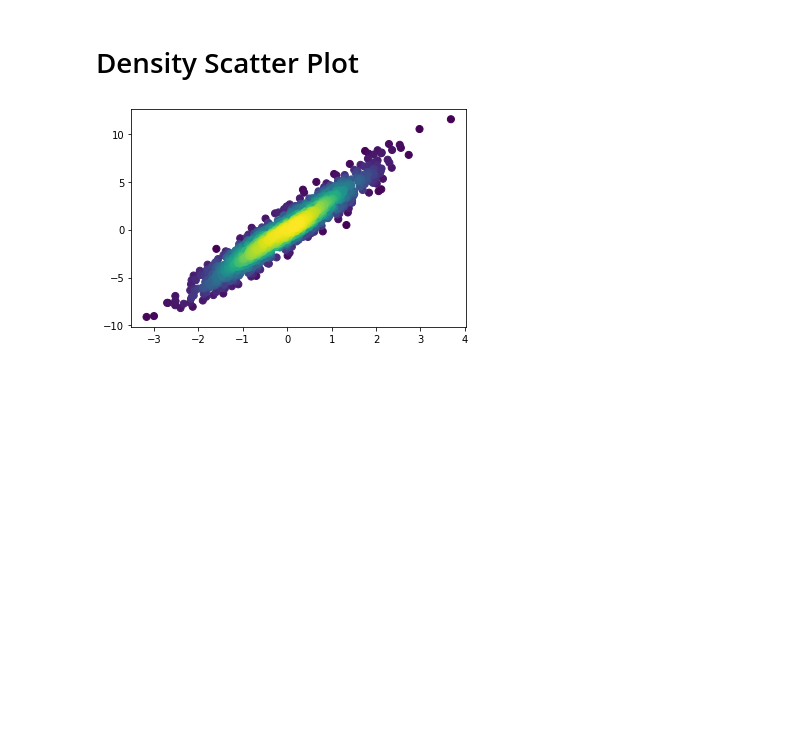
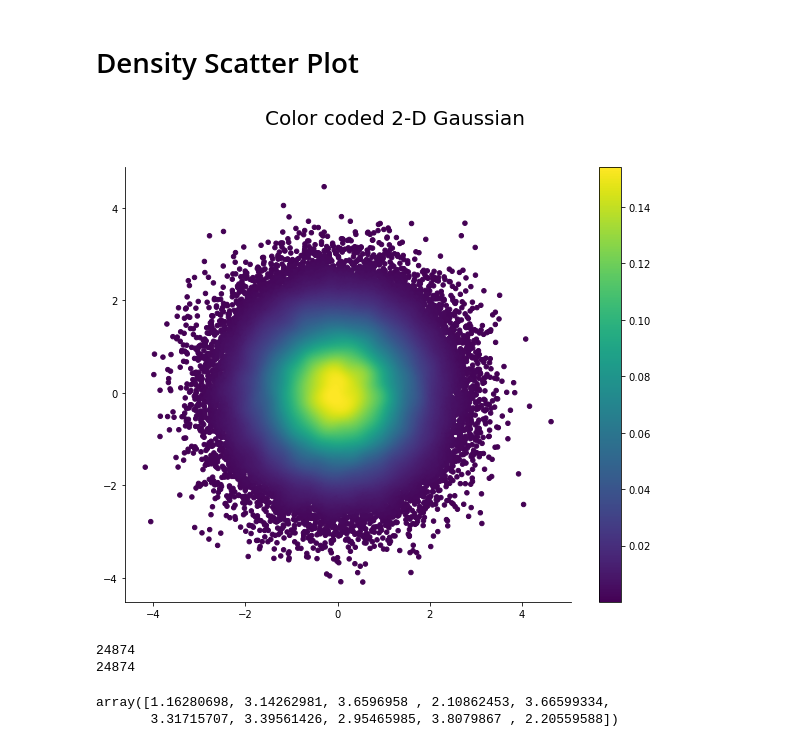
Before and after one commit to AlexanderLoebel/Homogeneity, a Jupyter notebook: Some points.ipynb, the cells around one changed output. Cells and saved outputs as stored; diff of their text form; code cells hidden in the pictures; blank space fills up the shorter version.

Commit message:
added density plots to part 2

```diff
--- a/Some points.ipynb
+++ b/Some points.ipynb
@@ -268,22 +272,23 @@ You have this option because we often one-hot encode categorical features, and a
 # %%
-import numpy as np
-import matplotlib.pyplot as plt
-from scipy.stats import gaussian_kde
-
 # Generate fake data
-x = np.random.normal(size=1000)
-y = x * 3 + np.random.normal(size=1000)
+x = np.random.normal(size=100000)
+y = np.random.normal(size=100000)
 
 # Calculate the point density
 xy = np.vstack([x,y])
 z = gaussian_kde(xy)(xy)
 
 # Sort the points by density, so that the densest points are plotted last
 idx = z.argsort()
 x, y, z = x[idx], y[idx], z[idx]
 
-fig, ax = plt.subplots()
-ax.scatter(x, y, c=z, s=50)
+fig, ax = plt.subplots(figsize = (10, 8))
+im = ax.scatter(x, y, c=z, s=20)
+fig.colorbar(im, ax=ax)
+fig.suptitle("Color coded 2-D Gaussian", fontsize = 20)
+ax.spines['top'].set_visible(False)
+ax.spines['right'].set_visible(False)
+
 plt.show()
 # %% [output]
-[figure, old version]
+[figure, new version]
@@ -289,0 +301,11 @@ plt.show()
+# %%
+print(len(x_pos))
+print(len(y_pos))
+# %% [output]
+24874
+24874
+# %%
+y_pos[:10]
+# %% [output]
+array([1.16280698, 3.14262981, 3.6596958 , 2.10862453, 3.66599334,
+       3.31715707, 3.39561426, 2.95465985, 3.8079867 , 2.20559588])
```
Also changed, not shown: parts of 3 cells of this notebook, 1 other file.
